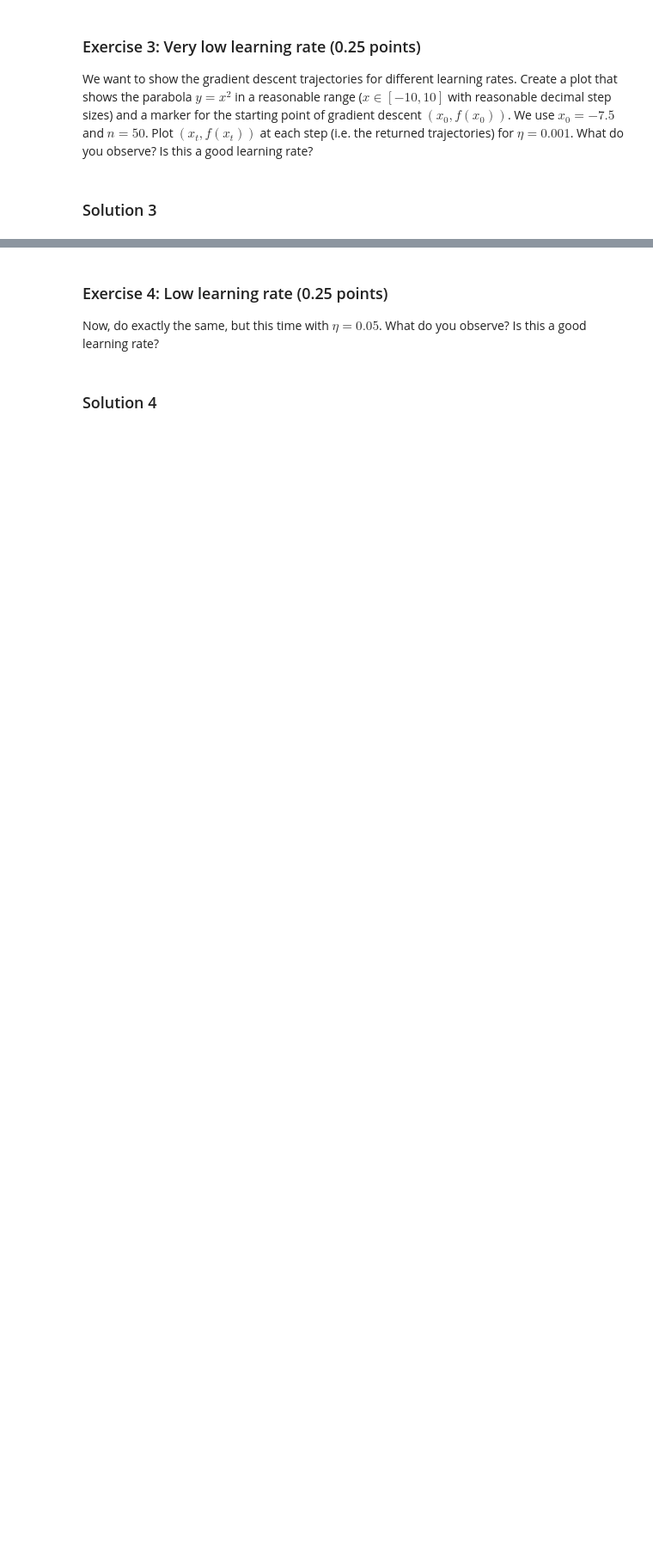
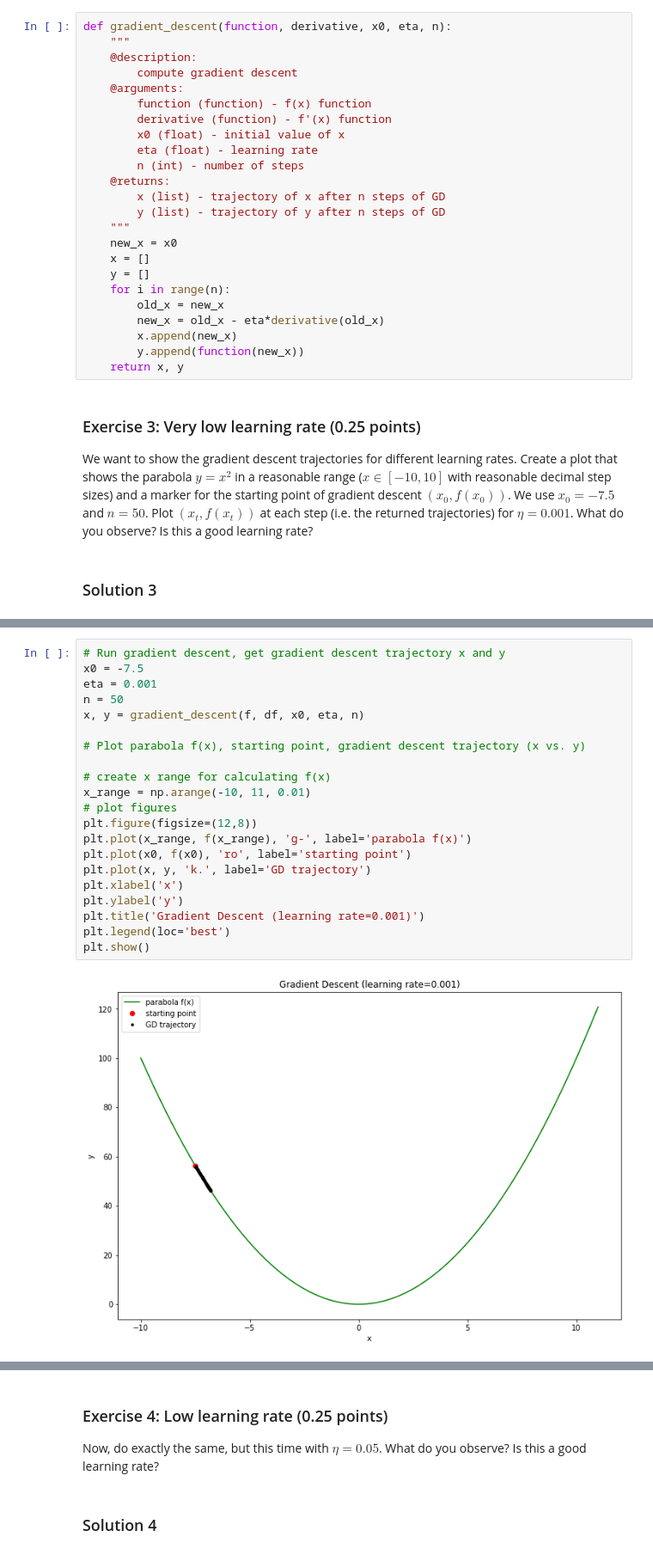
Before and after one commit to AjinkyaIndulkar/neural-networks-1920, a Jupyter notebook: P2 - Optimization/Chapter_03_optimization.ipynb, the cells around one changed output, grey strips where cells are left out. Shown at 86% size. Cells and saved outputs as stored; diff of their text form; blank space fills up the shorter version.

```diff
--- a/P2 - Optimization/Chapter_03_optimization.ipynb
+++ b/P2 - Optimization/Chapter_03_optimization.ipynb
@@ -39,3 +52,27 @@ def gradient_descent(function, derivative, x0, eta, n):
+# %%
+def gradient_descent(function, derivative, x0, eta, n):
+    """
+    @description:
+        compute gradient descent
+    @arguments:
+        function (function) - f(x) function
+        derivative (function) - f'(x) function
+        x0 (float) - initial value of x
+        eta (float) - learning rate
+        n (int) - number of steps
+    @returns:
+        x (list) - trajectory of x after n steps of GD
+        y (list) - trajectory of y after n steps of GD
+    """
+    new_x = x0
+    x = []
+    y = []
+    for i in range(n):
+        old_x = new_x
+        new_x = old_x - eta*derivative(old_x)
+        x.append(new_x)
+        y.append(function(new_x))
+    return x, y
 # %% [markdown]
 ### Exercise 3: Very low learning rate (0.25 points)
 We want to show the gradient descent trajectories for different learning rates. Create a plot that shows the parabola $y=x^2$ in a reasonable range ($x \in [-10,10]$ with reasonable decimal step sizes) and a marker for the starting point of gradient descent $(x_0, f(x_0))$. We use $x_0=-7.5$ and $n=50$. Plot $(x_t,f(x_t))$ at each step (i.e. the returned trajectories) for $\eta=0.001$. What do you observe? Is this a good learning rate?
@@ -51,0 +81,23 @@ Answer here.
+# %%
+# Run gradient descent, get gradient descent trajectory x and y
+x0 = -7.5
+eta = 0.001
+n = 50
+x, y = gradient_descent(f, df, x0, eta, n)
+
+# Plot parabola f(x), starting point, gradient descent trajectory (x vs. y)
+
+# create x range for calculating f(x)
+x_range = np.arange(-10, 11, 0.01)
+# plot figures
+plt.figure(figsize=(12,8))
+plt.plot(x_range, f(x_range), 'g-', label='parabola f(x)')
+plt.plot(x0, f(x0), 'ro', label='starting point')
+plt.plot(x, y, 'k.', label='GD trajectory')
+plt.xlabel('x')
+plt.ylabel('y')
+plt.title('Gradient Descent (learning rate=0.001)')
+plt.legend(loc='best')
+plt.show()
+# %% [output]
+[figure, added]
```
Also changed, not shown: parts of 18 cells of this notebook, 1 other file.
